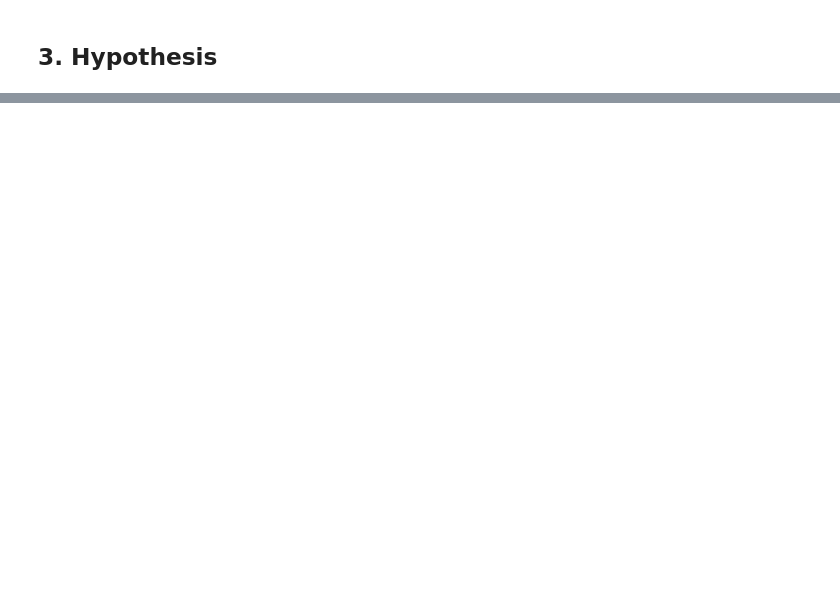
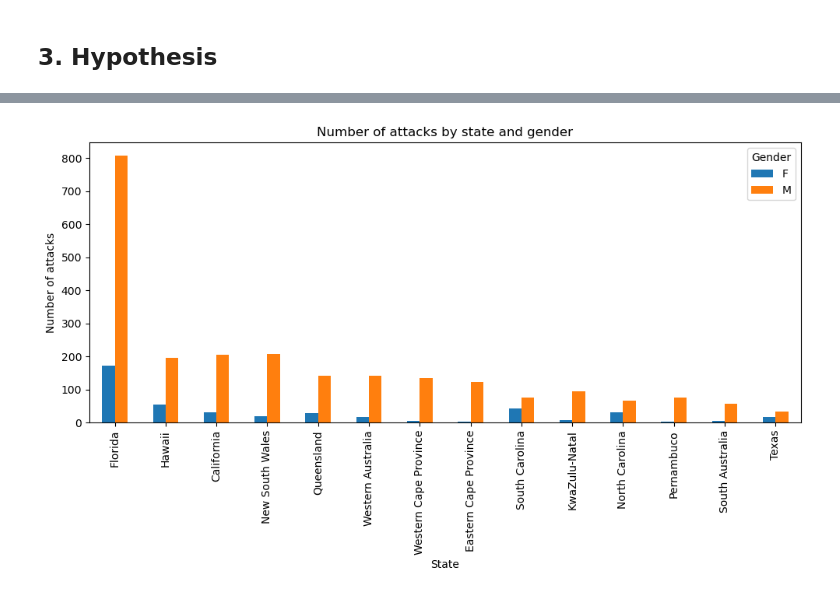
Before and after one commit to davidmoreno-gh/SharkattacksProyect, a Jupyter notebook: main.ipynb, the cells around one changed output, grey strips where cells are left out. Saved outputs shown, nothing was run; the diff lists cells and outputs as text; code cells hidden in the pictures; blank space fills up the shorter version.

```diff
--- a/main.ipynb
+++ b/main.ipynb
@@ -225,0 +105,3 @@ Name: count, dtype: int64
+# %%
+# Delete the rows with a state that appears less than `value` times
+df_state = filter_state(df_country, 45)
@@ -295,0 +183,9 @@ plot.show()
+# %%
+# Group by state and gender
+table_state_gender = df_state.groupby(['state', 'sex']).size().unstack(fill_value=0)
+
+# Sort by the total number of attacks
+table_state_gender['total'] = table_state_gender.sum(axis=1)
+table_state_gender = table_state_gender.sort_values(by='total', ascending=False)
+table_state_gender.drop(columns='total', inplace=True)
+print(table_state_gender)
@@ -295,0 +209,11 @@ plot.show()
+# %%
+table_state_gender.plot(kind='bar', figsize=(10, 6))
+plt.title("Number of attacks by state and gender")
+plt.xlabel("State")
+plt.ylabel("Number of attacks")
+plt.xticks(rotation=90)
+plt.legend(title="Gender")
+plt.tight_layout()
+plt.show()
+# %% [output]
+[figure, added]
```
Also changed, not shown: parts of 42 cells of this notebook, 1 other file.
